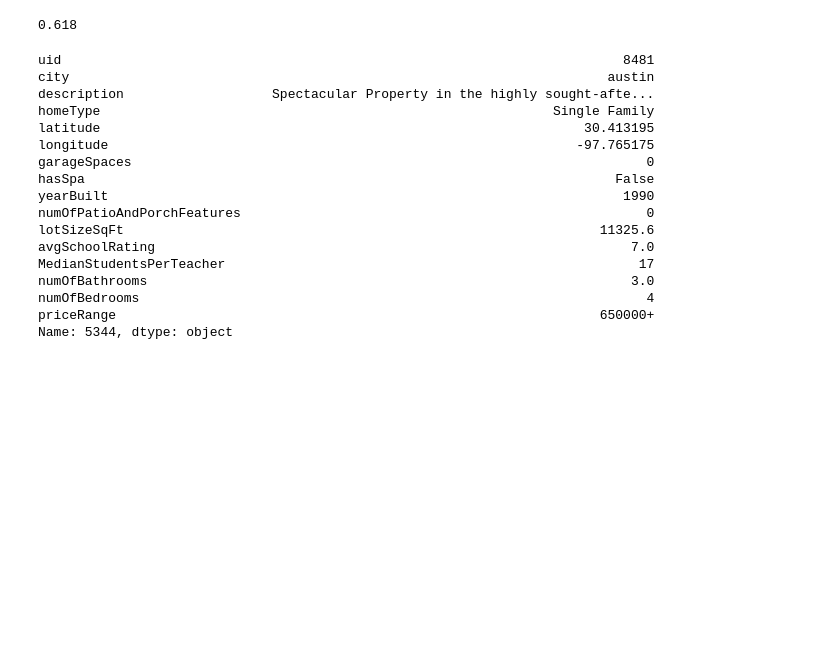
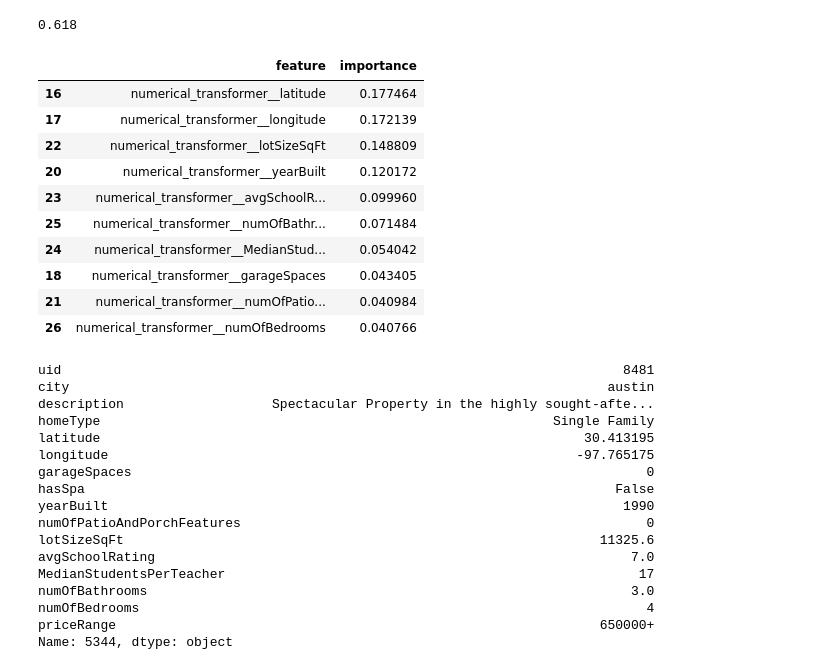
Before and after one commit to gabrivoy/fastapi-serving-model-housing, a Jupyter notebook: src/experimentation/experiment.ipynb, the cells around one changed output. Cells and saved outputs as stored; diff of their text form; code cells hidden in the pictures; blank space fills up the shorter version.

Commit message:
Adding feature importance step on model creation

```diff
--- a/src/experimentation/experiment.ipynb
+++ b/src/experimentation/experiment.ipynb
@@ -272,6 +272,33 @@ y_pred = pipeline.predict(test)
 accuracy_score(y_pred, label_encoder.transform(test['priceRange']))
 # %% [output]
 0.618
+# %%
+# Define most relevant features for the model.
+feature_importances = pipeline.named_steps['model'].feature_importances_
+
+# Get the names of the features.
+feature_names = pipeline.named_steps['transform'].get_feature_names_out()
+
+# Create a dataframe with the feature importances.
+feature_importances_df = pd.DataFrame({'feature': feature_names, 'importance': feature_importances})
+
+# Sort the dataframe by the importance.
+feature_importances_df.sort_values('importance', ascending=False, inplace=True)
+
+# Get the top 10 most relevant features.
+feature_importances_df.head(10)
+# %% [output]
+|  | feature | importance |
+| 16 | numerical_transformer__latitude | 0.177464 |
+| 17 | numerical_transformer__longitude | 0.172139 |
+| 22 | numerical_transformer__lotSizeSqFt | 0.148809 |
+| 20 | numerical_transformer__yearBuilt | 0.120172 |
+| 23 | numerical_transformer__avgSchoolR... | 0.099960 |
+| 25 | numerical_transformer__numOfBathr... | 0.071484 |
+| 24 | numerical_transformer__MedianStud... | 0.054042 |
+| 18 | numerical_transformer__garageSpaces | 0.043405 |
+| 21 | numerical_transformer__numOfPatio... | 0.040984 |
+| 26 | numerical_transformer__numOfBedrooms | 0.040766 |
 # %%
 test.iloc[0]
 # %% [output]
```
Also changed, not shown: parts of 1 cell of this notebook.
